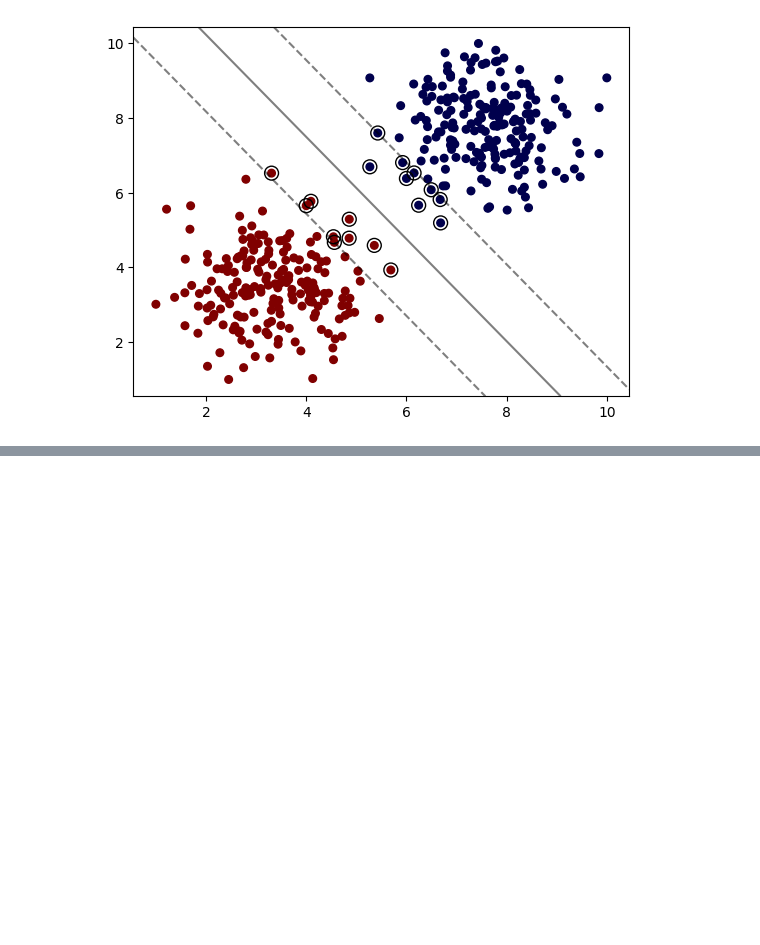
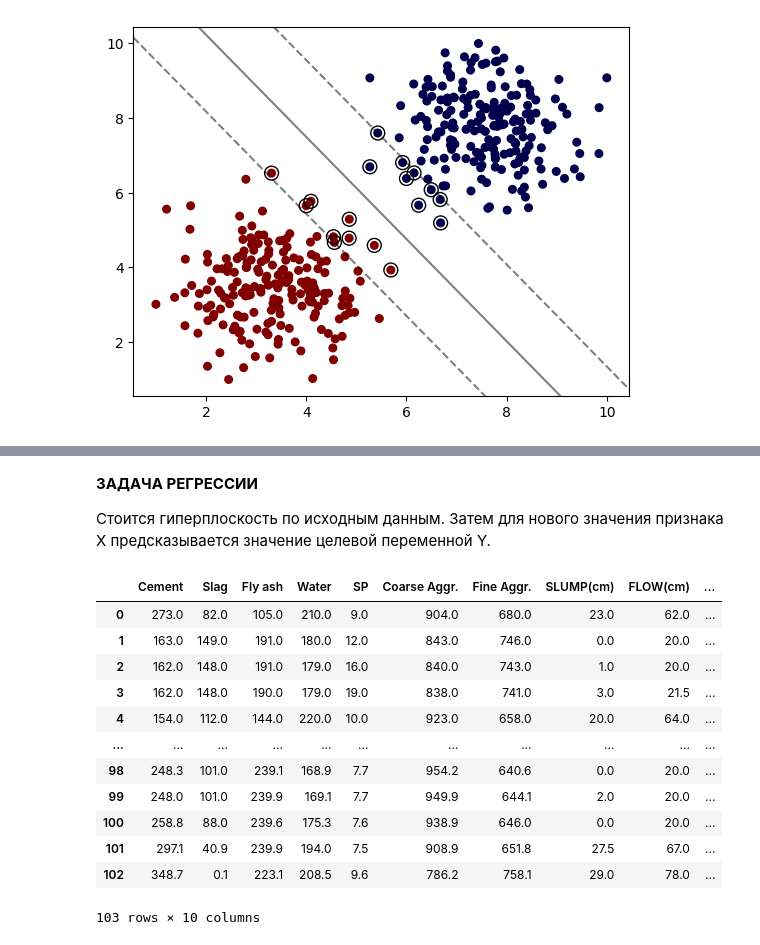
Before and after one commit to AlexTmbMifi/ML_basic, a Jupyter notebook: SVM/SVM.ipynb, the cells around one changed output, grey strips where cells are left out. Drawn from its saved outputs; the diff is of its cells as text; code cells hidden in the pictures; blank space fills up the shorter version.

```diff
--- a/SVM/SVM.ipynb
+++ b/SVM/SVM.ipynb
@@ -67,0 +111,21 @@ NameError: name 'SVC' is not defined
+# %% [markdown]
+**ЗАДАЧА РЕГРЕССИИ**
+
+Стоится гиперплоскость по исходным данным. Затем для нового значения признака X предсказывается значение целевой переменной Y.
+# %%
+df = pd.read_csv('cement_slump.csv')
+df
+# %% [output]
+|  | Cement | Slag | Fly ash | Water | SP | Coarse Aggr. | Fine Aggr. | SLUMP(cm) | FLOW(cm) | ... |
+| 0 | 273.0 | 82.0 | 105.0 | 210.0 | 9.0 | 904.0 | 680.0 | 23.0 | 62.0 | ... |
+| 1 | 163.0 | 149.0 | 191.0 | 180.0 | 12.0 | 843.0 | 746.0 | 0.0 | 20.0 | ... |
+| 2 | 162.0 | 148.0 | 191.0 | 179.0 | 16.0 | 840.0 | 743.0 | 1.0 | 20.0 | ... |
+| 3 | 162.0 | 148.0 | 190.0 | 179.0 | 19.0 | 838.0 | 741.0 | 3.0 | 21.5 | ... |
+| 4 | 154.0 | 112.0 | 144.0 | 220.0 | 10.0 | 923.0 | 658.0 | 20.0 | 64.0 | ... |
+| ... | ... | ... | ... | ... | ... | ... | ... | ... | ... | ... |
+| 98 | 248.3 | 101.0 | 239.1 | 168.9 | 7.7 | 954.2 | 640.6 | 0.0 | 20.0 | ... |
+| 99 | 248.0 | 101.0 | 239.9 | 169.1 | 7.7 | 949.9 | 644.1 | 2.0 | 20.0 | ... |
+| 100 | 258.8 | 88.0 | 239.6 | 175.3 | 7.6 | 938.9 | 646.0 | 0.0 | 20.0 | ... |
+| 101 | 297.1 | 40.9 | 239.9 | 194.0 | 7.5 | 908.9 | 651.8 | 27.5 | 67.0 | ... |
+| 102 | 348.7 | 0.1 | 223.1 | 208.5 | 9.6 | 786.2 | 758.1 | 29.0 | 78.0 | ... |
+103 rows × 10 columns
```
Also changed, not shown: parts of 37 cells of this notebook.
